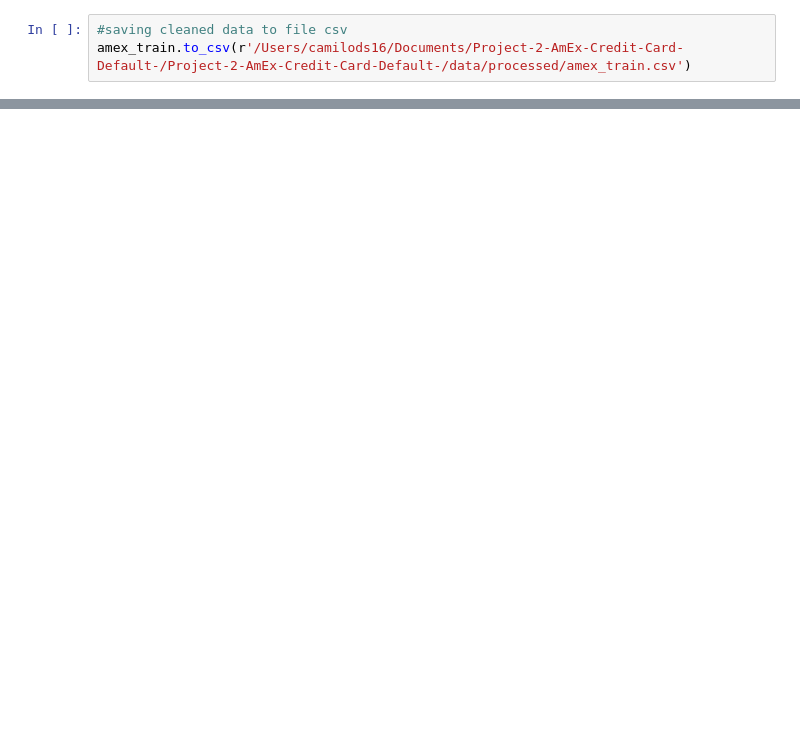
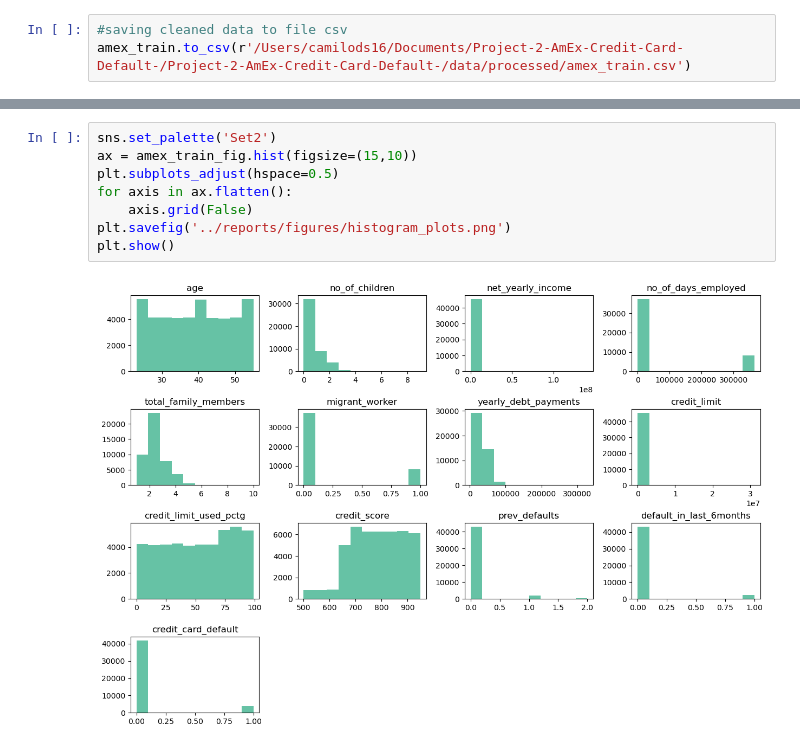
Before and after one commit to CamiloDS16/Project-2-AmEx-Credit-Card-Default-, a Jupyter notebook: Project-2-AmEx-Credit-Card-Default-/notebooks/eda_amex_project.ipynb, the cells around one changed output, grey strips where cells are left out. Drawn from its saved outputs; the diff is of its cells as text; blank space fills up the shorter version.

```diff
--- a/Project-2-AmEx-Credit-Card-Default-/notebooks/eda_amex_project.ipynb
+++ b/Project-2-AmEx-Credit-Card-Default-/notebooks/eda_amex_project.ipynb
@@ -487,0 +522,10 @@ amex_train.to_csv(r'/Users/camilods16/Documents/Project-2-AmEx-Credit-Card-Defau
+# %%
+sns.set_palette('Set2')
+ax = amex_train_fig.hist(figsize=(15,10))
+plt.subplots_adjust(hspace=0.5)
+for axis in ax.flatten():
+    axis.grid(False)
+plt.savefig('../reports/figures/histogram_plots.png')
+plt.show()
+# %% [output]
+[figure, added]
```
Also changed, not shown: parts of 6 cells of this notebook, 14 other files.
